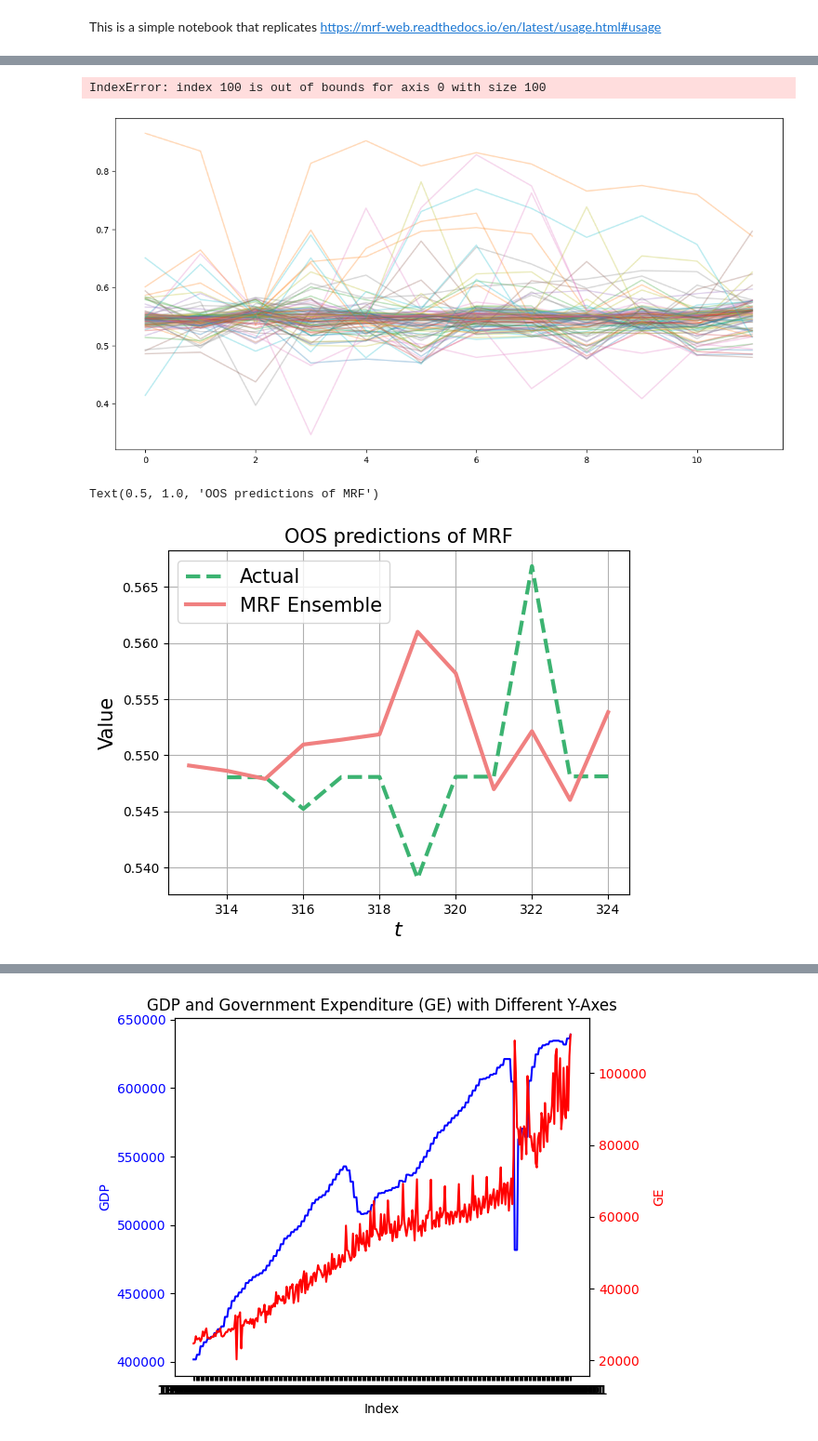
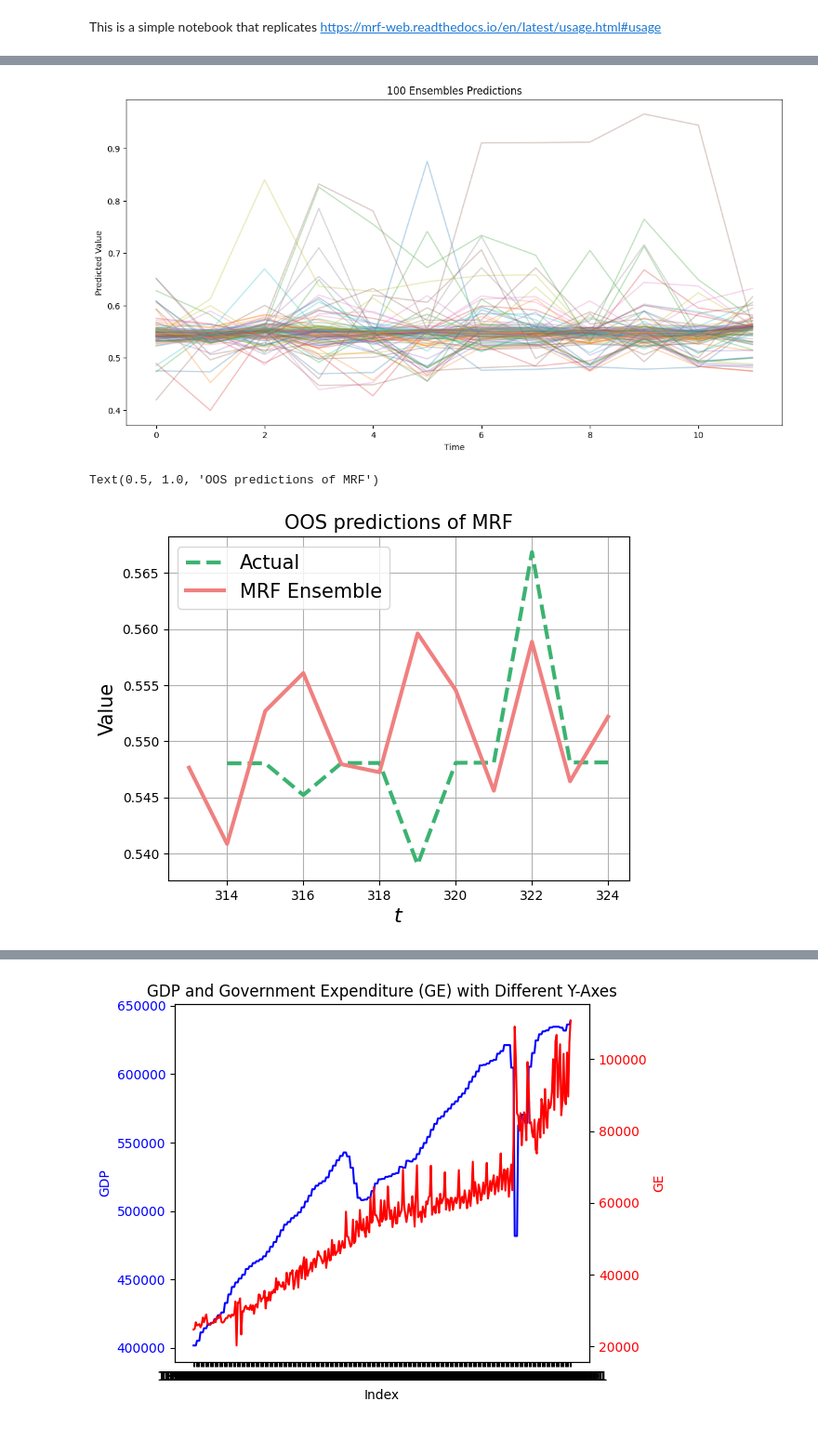
Before and after one commit to pgerbino/macroeconomic-random-forest, a Jupyter notebook: example.ipynb, the cells around one changed output, grey strips where cells are left out. Shown at 93% size. Cells and saved outputs as stored; diff of their text form; code cells hidden in the pictures.

```diff
--- a/example.ipynb
+++ b/example.ipynb
@@ -155,7 +132,8 @@ MRF = MacroRandomForest(data = simulated_data,
                         trend_push = 4,
                         quantile_rate = 0.3,
                         print_b = True,
-                        fast_rw = True)
+                        fast_rw = True,
+                        keep_forest = True,)
 # %%
 MRF_output = MRF._ensemble_loop()
 # %% [output]
@@ -179,16 +187,15 @@ Tree 100 out of 100
 # %%
 MRF_output['pred_ensemble']
 
 plt.figure(figsize=(14, 7))
-for i in range(200):
+for i in range(number_of_trees):
     plt.plot(MRF_output['pred_ensemble'][i], alpha=0.3)
 plt.title('100 Ensembles Predictions')
 plt.xlabel('Time')
 plt.ylabel('Predicted Value')
 plt.show()
 # %% [output]
-IndexError: index 100 is out of bounds for axis 0 with size 100
-[figure, old version]
+[figure, new version]
 # %%
 forecasts = MRF_output['pred']
 betas = MRF_output['betas']
@@ -210,7 +217,7 @@ ax.set_xlabel(r"$t$", fontsize = 16)
 ax.set_title("OOS predictions of MRF", fontsize = 15)
 # %% [output]
 Text(0.5, 1.0, 'OOS predictions of MRF')
-[figure, old version]
+[figure, new version]
 # %%
 MRF.band_plots()
 # %% [output]
```
Also changed, not shown: parts of 7 cells of this notebook, 1 other file.
